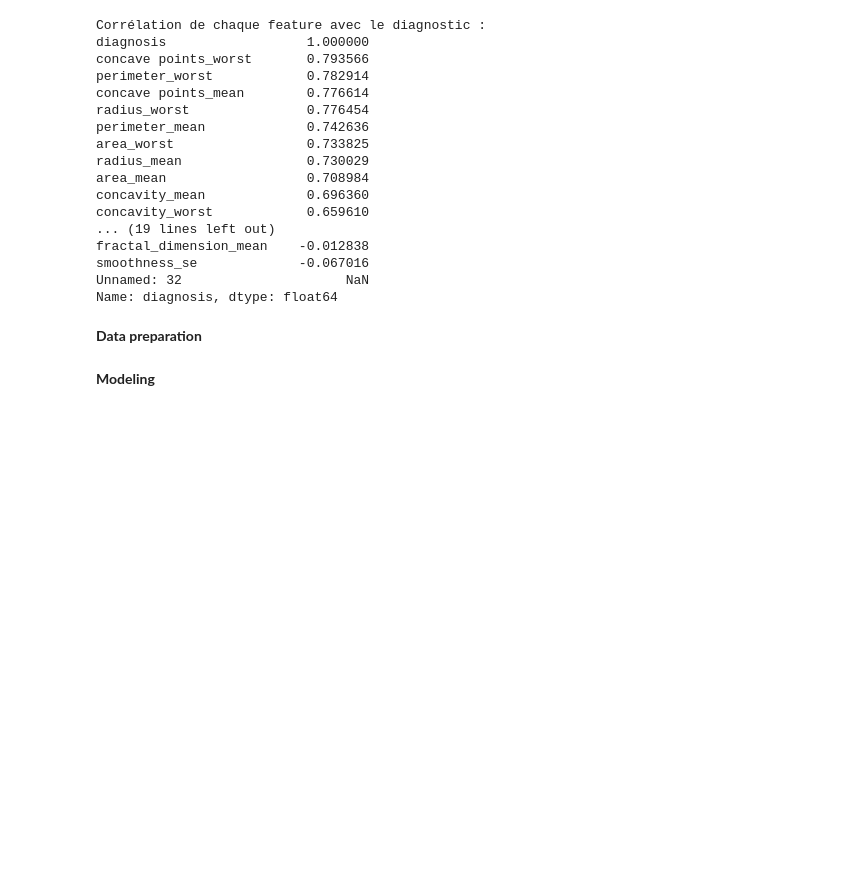
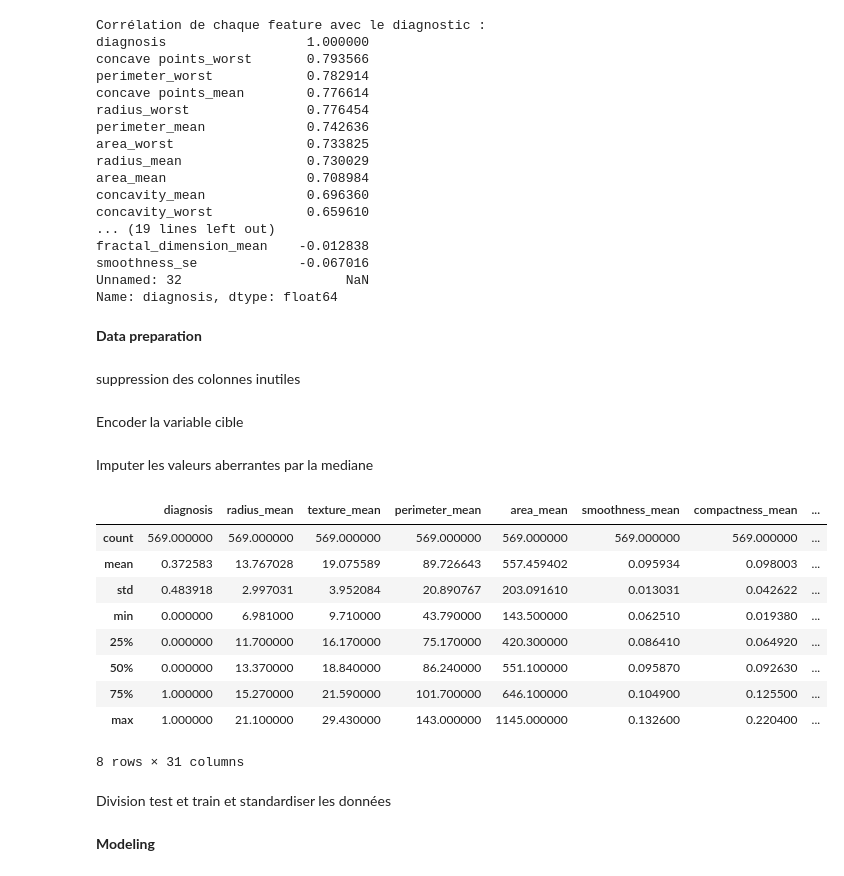
Before and after one commit to eyaguirat10/CoWin-Breast-Cancer-Detection, a Jupyter notebook: beastcancer.ipynb, the cells around one changed output. Cells and saved outputs as stored; diff of their text form; code cells hidden in the pictures; blank space fills up the shorter version.

```diff
--- a/beastcancer.ipynb
+++ b/beastcancer.ipynb
@@ -187,3 +190,44 @@ Unnamed: 32                     NaN
 Name: diagnosis, dtype: float64
 # %% [markdown]
 **Data preparation**
+# %% [markdown]
+suppression des colonnes inutiles
+# %%
+df = df.drop(columns=["Unnamed: 32"])
+df = df.drop(columns=["id"])
+# %% [markdown]
+Encoder la variable cible
+# %%
+le = LabelEncoder()
+df["diagnosis_encoded"] = le.fit_transform(df["diagnosis"])
+# %% [markdown]
+Imputer les valeurs aberrantes par la mediane
+# %%
+cols_to_impute = df.select_dtypes(include=['float64', 'int64']).columns.tolist()
+cols_to_impute = [col for col in cols_to_impute if col not in ['diagnosis_encoded']]
+
+for col in cols_to_impute:
+    Q1 = df[col].quantile(0.25)
+    Q3 = df[col].quantile(0.75)
+    IQR = Q3 - Q1
+    lower_bound = Q1 - 1.5*IQR
+    upper_bound = Q3 + 1.5*IQR
+
+    median = df[col].median()
+    df[col] = df[col].apply(lambda x: median if (x < lower_bound or x > upper_bound) else x)
+
+# Vérification rapide
+df[cols_to_impute].describe()
+# %% [output]
+|  | diagnosis | radius_mean | texture_mean | perimeter_mean | area_mean | smoothness_mean | compactness_mean | ... |
+| count | 569.000000 | 569.000000 | 569.000000 | 569.000000 | 569.000000 | 569.000000 | 569.000000 | ... |
+| mean | 0.372583 | 13.767028 | 19.075589 | 89.726643 | 557.459402 | 0.095934 | 0.098003 | ... |
+| std | 0.483918 | 2.997031 | 3.952084 | 20.890767 | 203.091610 | 0.013031 | 0.042622 | ... |
+| min | 0.000000 | 6.981000 | 9.710000 | 43.790000 | 143.500000 | 0.062510 | 0.019380 | ... |
+| 25% | 0.000000 | 11.700000 | 16.170000 | 75.170000 | 420.300000 | 0.086410 | 0.064920 | ... |
+| 50% | 0.000000 | 13.370000 | 18.840000 | 86.240000 | 551.100000 | 0.095870 | 0.092630 | ... |
+| 75% | 1.000000 | 15.270000 | 21.590000 | 101.700000 | 646.100000 | 0.104900 | 0.125500 | ... |
+| max | 1.000000 | 21.100000 | 29.430000 | 143.000000 | 1145.000000 | 0.132600 | 0.220400 | ... |
+8 rows × 31 columns
+# %% [markdown]
+Division test et train et standardiser les données
```
Also changed, not shown: parts of 2 cells of this notebook.
